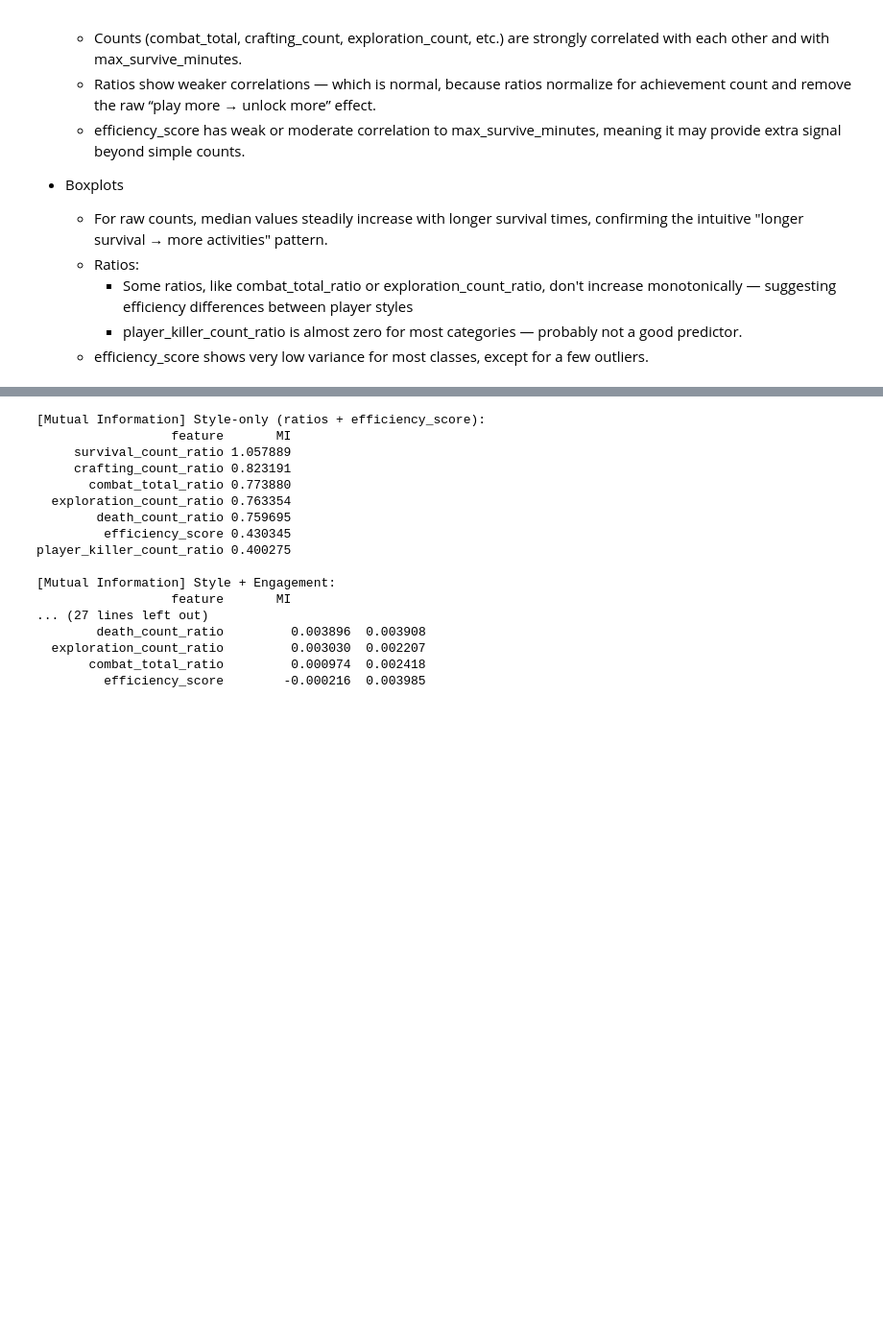
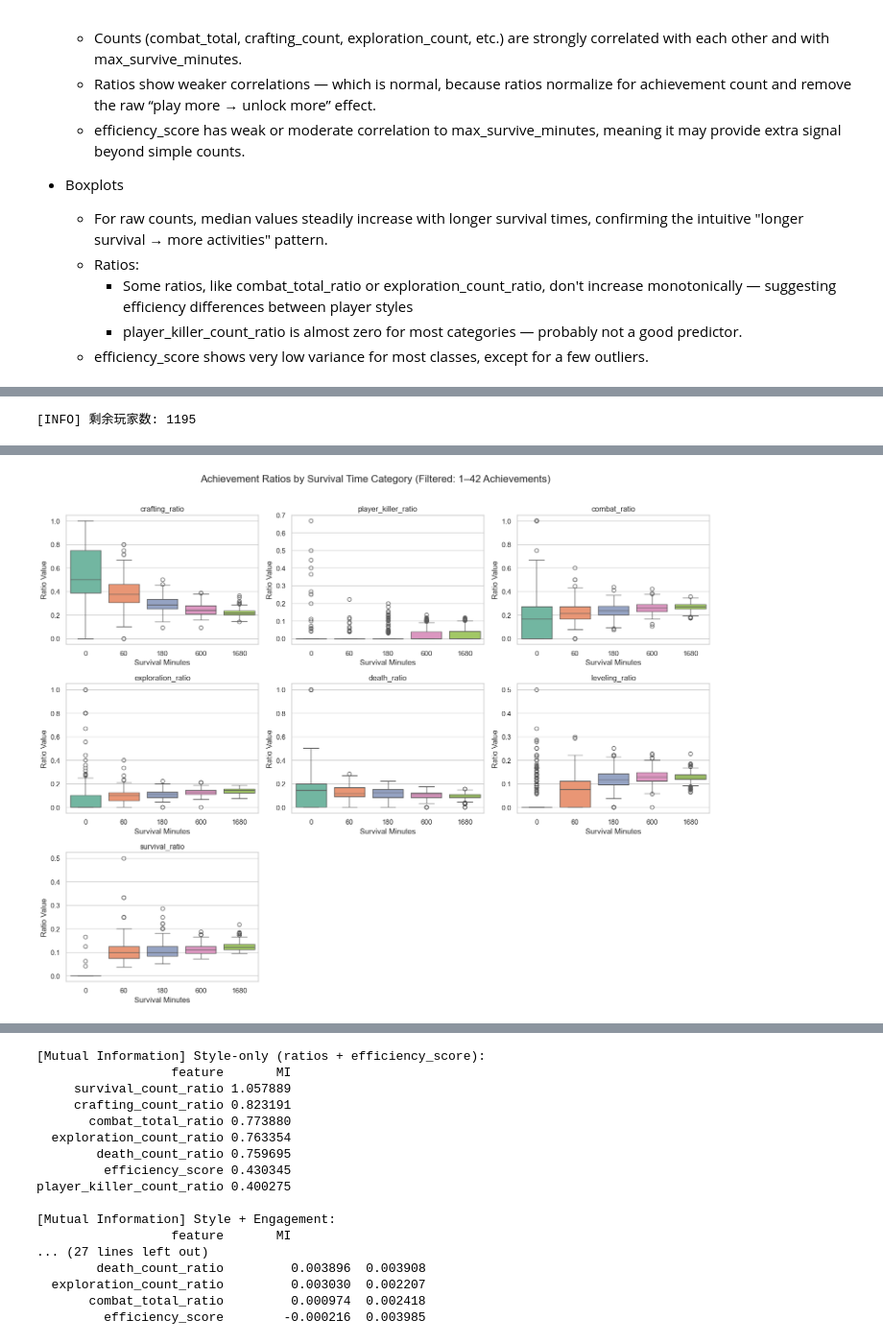
Before and after one commit to alextianyf/Steam-GamePlayer-Insight, a Jupyter notebook: notebooks/7DTD/02-Survival-time-classification.ipynb, the cells around one changed output, grey strips where cells are left out. Shown at 96% size. Cells and saved outputs as stored; diff of their text form; code cells hidden in the pictures; blank space fills up the shorter version.

```diff
--- a/notebooks/7DTD/02-Survival-time-classification.ipynb
+++ b/notebooks/7DTD/02-Survival-time-classification.ipynb
@@ -17,0 +43,68 @@
+# %%
+import os
+import pandas as pd
+import matplotlib.pyplot as plt
+import seaborn as sns
+import numpy as np
+
+# ---------- 读取数据 ----------
+csv_candidates = ["data.csv", "/mnt/data/data.csv"]
+csv_path = next((p for p in csv_candidates if os.path.exists(p)), None)
+if csv_path is None:
+    raise FileNotFoundError("找不到 data.csv")
+df = pd.read_csv(csv_path)
+
+# ---------- 基础清理 ----------
+for c in ["Unnamed: 0", "steamid"]:
+    if c in df.columns:
+        df.drop(columns=c, inplace=True)
+
+TARGET = "max_survive_minutes"
+TOTAL_ACH = 43  # 你的游戏总成就数
+
+# ---------- 过滤掉极端玩家 ----------
+df = df[(df["achievement_count"] > 0) & (df["achievement_count"] < TOTAL_ACH)]
+print(f"[INFO] 剩余玩家数: {len(df)}")
+
+# ---------- 构造 ratio 特征 ----------
+count_cols = [
+    c for c in df.columns
+    if c.endswith("_count") and c != "achievement_count"
+]
+
+denom = df["achievement_count"].replace(0, np.nan)
+ratio_cols = []
+for c in count_cols:
+    rcol = c.replace("_count", "_ratio")
+    df[rcol] = (df[c] / denom).fillna(0.0)
+    ratio_cols.append(rcol)
+
+# ---------- 绘制所有 ratio 在一张图 ----------
+sns.set(style="whitegrid")
+unique_survival = sorted(df[TARGET].unique())
+
+n_ratios = len(ratio_cols)
+n_cols = 3  # 每行放 3 个子图
+n_rows = int(np.ceil(n_ratios / n_cols))
+
+fig, axes = plt.subplots(n_rows, n_cols, figsize=(n_cols * 5, n_rows * 4), sharey=False)
+axes = axes.flatten()
+
+for idx, rcol in enumerate(ratio_cols):
+    sns.boxplot(
+        x=TARGET, y=rcol, data=df, order=unique_survival, ax=axes[idx],
+        palette="Set2"
+    )
+    axes[idx].set_title(rcol)
+    axes[idx].set_xlabel("Survival Minutes")
+    axes[idx].set_ylabel("Ratio Value")
+
+# 删除多余空白子图
+for j in range(idx + 1, len(axes)):
+    fig.delaxes(axes[j])
+
+fig.suptitle("Achievement Ratios by Survival Time Category (Filtered: 1–42 Achievements)", fontsize=16)
+plt.tight_layout(rect=[0, 0, 1, 0.97])
+plt.show()
+# %% [output]
+[INFO] 剩余玩家数: 1195
@@ -17,0 +128 @@
+[figure, added]
```
Also changed, not shown: parts of 13 cells of this notebook, 7 other files.
